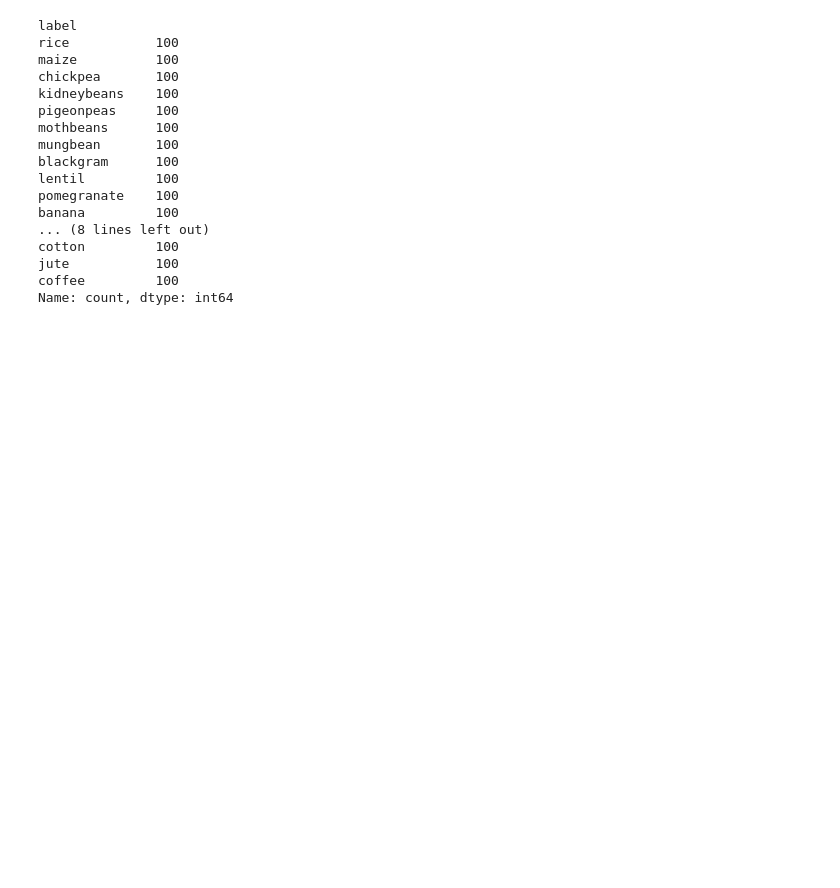
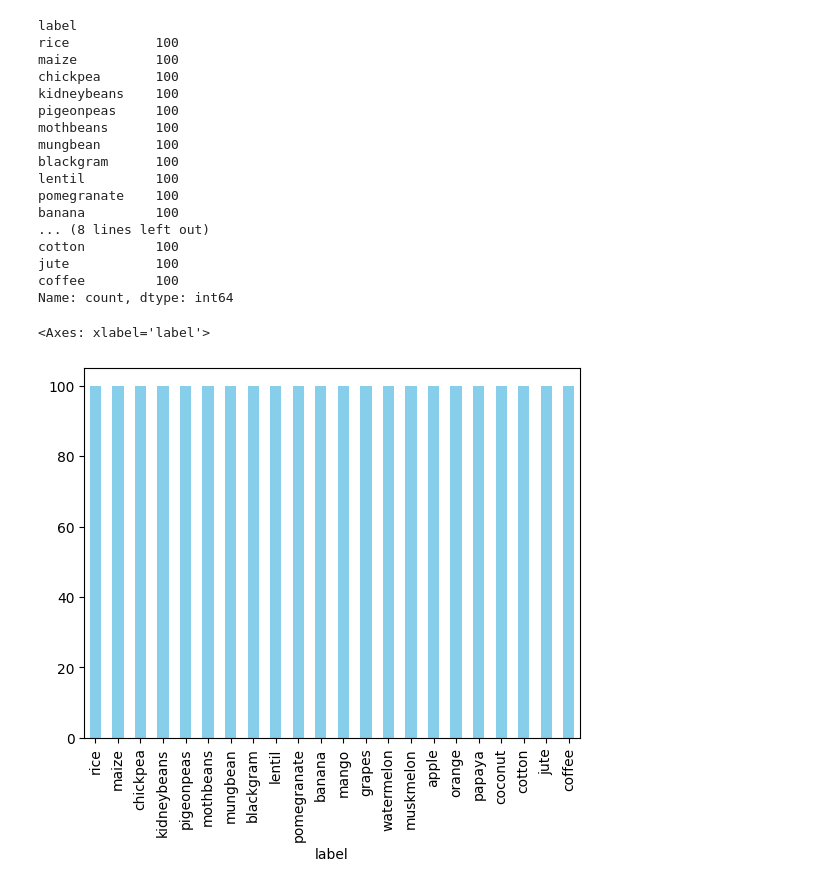
Before and after one commit to moulikjindal/Crop_Fertilizer_RS, a Jupyter notebook: crop.ipynb, the cells around one changed output. Cells and saved outputs as stored; diff of their text form; code cells hidden in the pictures; blank space fills up the shorter version.

```diff
--- a/crop.ipynb
+++ b/crop.ipynb
@@ -98,3 +98,9 @@ cotton         100
 jute           100
 coffee         100
 Name: count, dtype: int64
+# %%
+
+crop['label'].value_counts().plot(kind='bar', color='skyblue')
+# %% [output]
+<Axes: xlabel='label'>
+[figure, added]
```
